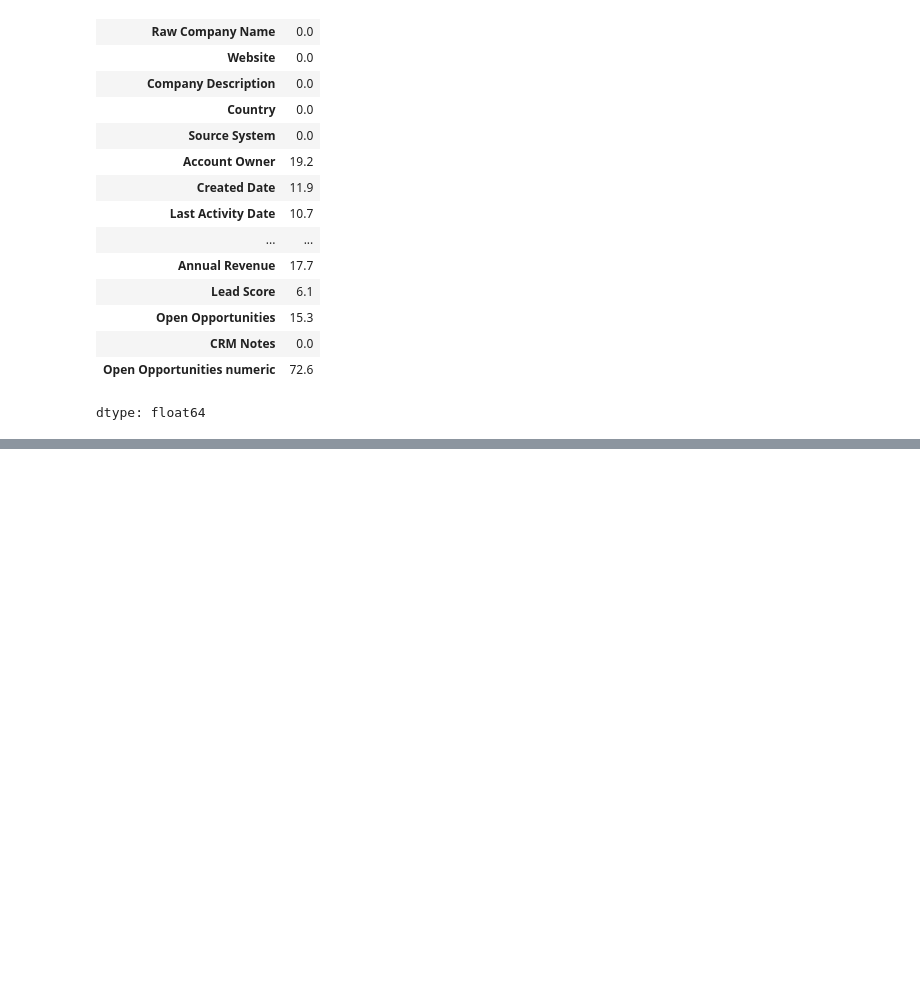
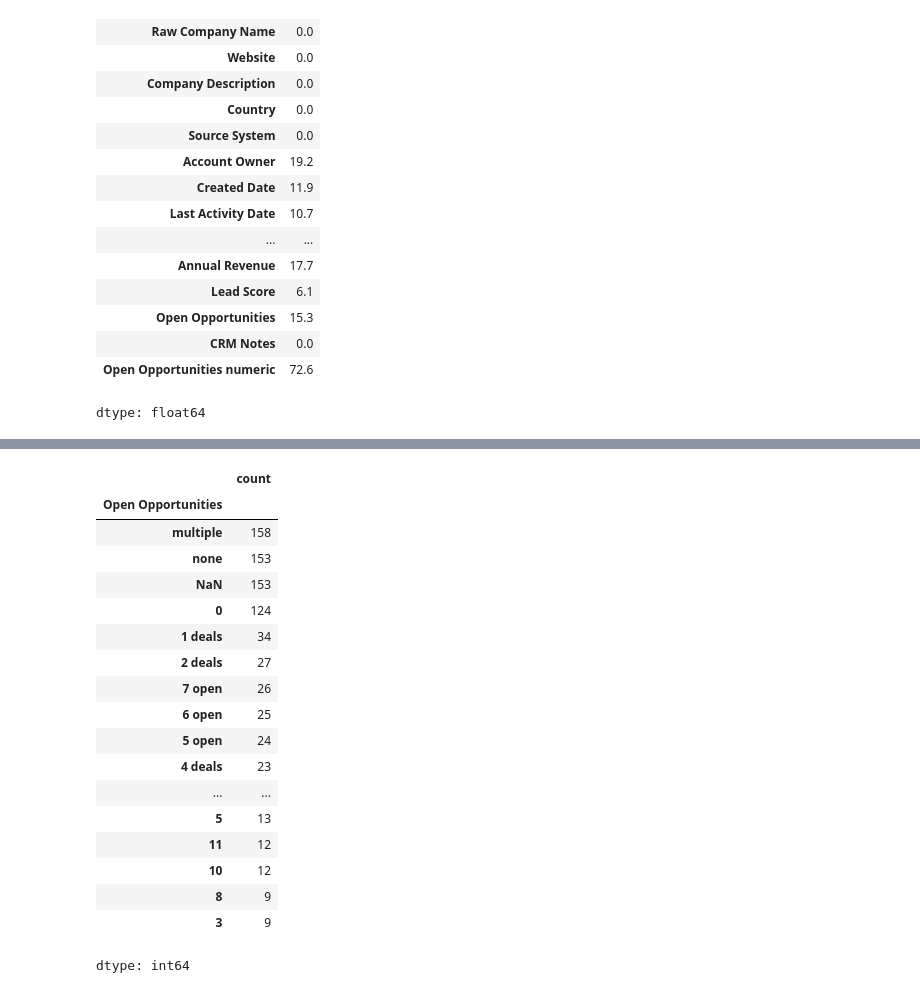
Before and after one commit to Vikram957/Pandas, a Jupyter notebook: pandas_project.ipynb, the cells around one changed output, grey strips where cells are left out. Drawn from its saved outputs; the diff is of its cells as text; code cells hidden in the pictures; blank space fills up the shorter version.

```diff
--- a/pandas_project.ipynb
+++ b/pandas_project.ipynb
@@ -500,0 +526,22 @@ dtype: float64
+# %%
+df['Open Opportunities'].value_counts(dropna=False)
+# %% [output]
+|  | count |
+| Open Opportunities |  |
+| multiple | 158 |
+| none | 153 |
+| NaN | 153 |
+| 0 | 124 |
+| 1 deals | 34 |
+| 2 deals | 27 |
+| 7 open | 26 |
+| 6 open | 25 |
+| 5 open | 24 |
+| 4 deals | 23 |
+| ... | ... |
+| 5 | 13 |
+| 11 | 12 |
+| 10 | 12 |
+| 8 | 9 |
+| 3 | 9 |
+dtype: int64
```
Also changed, not shown: parts of 1 cell of this notebook.
